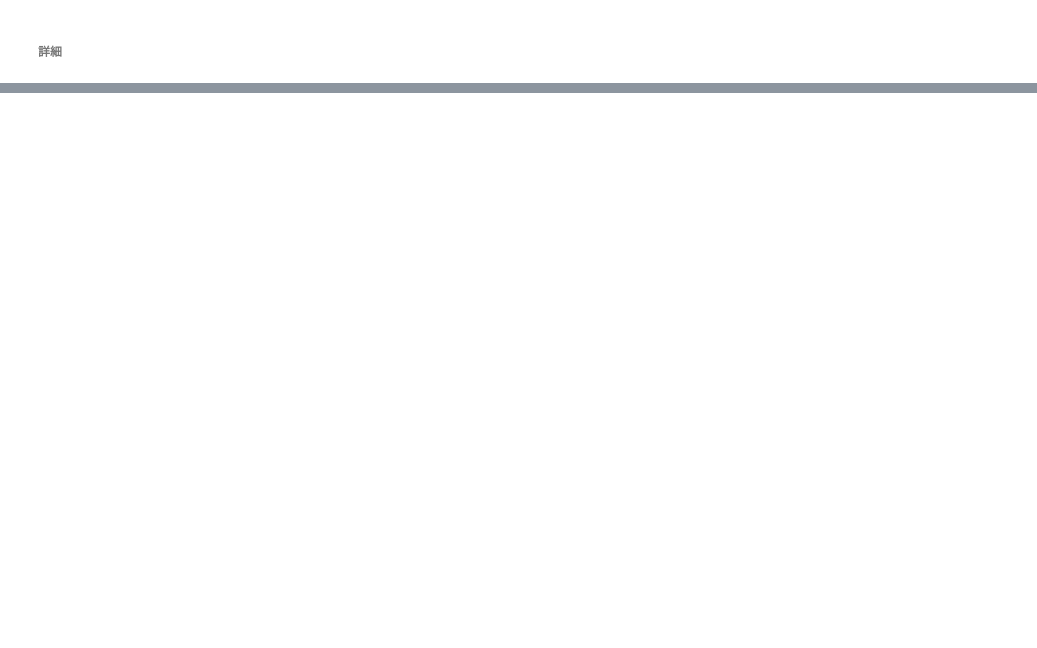
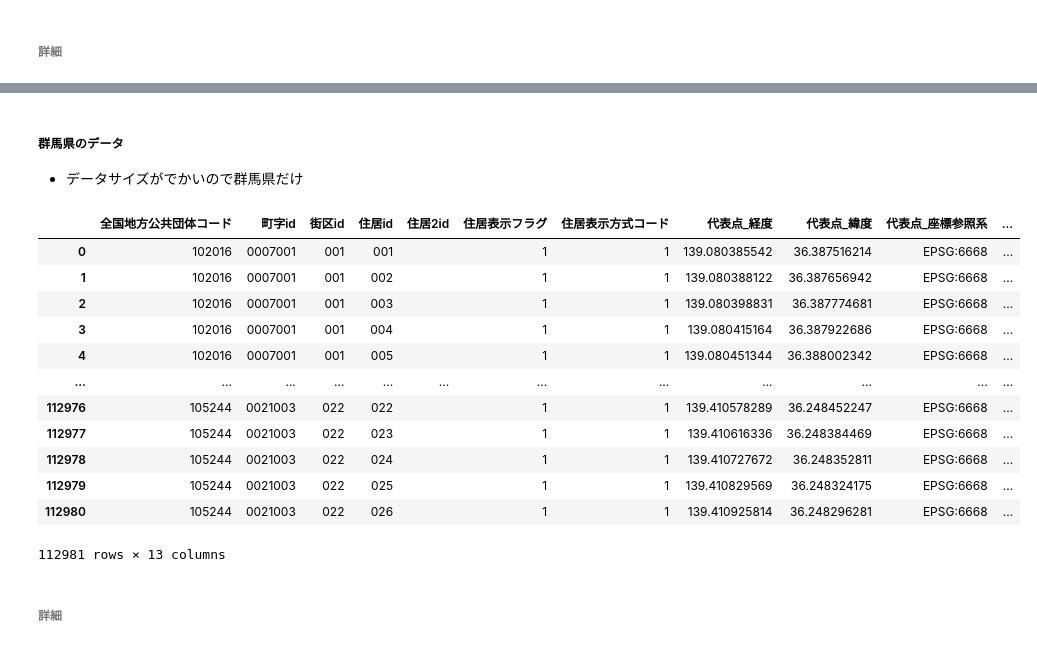
Before and after one commit to zero3kw/abr-data-summary, a Jupyter notebook: abr_data_summery.ipynb, the cells around one changed output, grey strips where cells are left out. Saved outputs shown, nothing was run; the diff lists cells and outputs as text; code cells hidden in the pictures; blank space fills up the shorter version.

```diff
--- a/abr_data_summery.ipynb
+++ b/abr_data_summery.ipynb
@@ -350,0 +630,24 @@ memory usage: 302.7+ MB
+# %% [markdown]
+##### 群馬県のデータ
+- データサイズがでかいので群馬県だけ
+# %%
+url = 'https://gov-csv-export-public.s3.ap-northeast-1.amazonaws.com/mt_rsdtdsp_rsdt_pos/pref/mt_rsdtdsp_rsdt_pos_pref10.csv.zip'
+data = get_data(url)
+df = make_dataframe(data)
+df
+# %% [output]
+|  | 全国地方公共団体コード | 町字id | 街区id | 住居id | 住居2id | 住居表示フラグ | 住居表示方式コード | 代表点_経度 | 代表点_緯度 | 代表点_座標参照系 | ... |
+| 0 | 102016 | 0007001 | 001 | 001 |  | 1 | 1 | 139.080385542 | 36.387516214 | EPSG:6668 | ... |
+| 1 | 102016 | 0007001 | 001 | 002 |  | 1 | 1 | 139.080388122 | 36.387656942 | EPSG:6668 | ... |
+| 2 | 102016 | 0007001 | 001 | 003 |  | 1 | 1 | 139.080398831 | 36.387774681 | EPSG:6668 | ... |
+| 3 | 102016 | 0007001 | 001 | 004 |  | 1 | 1 | 139.080415164 | 36.387922686 | EPSG:6668 | ... |
+| 4 | 102016 | 0007001 | 001 | 005 |  | 1 | 1 | 139.080451344 | 36.388002342 | EPSG:6668 | ... |
+| ... | ... | ... | ... | ... | ... | ... | ... | ... | ... | ... | ... |
+| 112976 | 105244 | 0021003 | 022 | 022 |  | 1 | 1 | 139.410578289 | 36.248452247 | EPSG:6668 | ... |
+| 112977 | 105244 | 0021003 | 022 | 023 |  | 1 | 1 | 139.410616336 | 36.248384469 | EPSG:6668 | ... |
+| 112978 | 105244 | 0021003 | 022 | 024 |  | 1 | 1 | 139.410727672 | 36.248352811 | EPSG:6668 | ... |
+| 112979 | 105244 | 0021003 | 022 | 025 |  | 1 | 1 | 139.410829569 | 36.248324175 | EPSG:6668 | ... |
+| 112980 | 105244 | 0021003 | 022 | 026 |  | 1 | 1 | 139.410925814 | 36.248296281 | EPSG:6668 | ... |
+112981 rows × 13 columns
+# %% [markdown]
+###### 詳細
```
Also changed, not shown: parts of 50 cells of this notebook.
